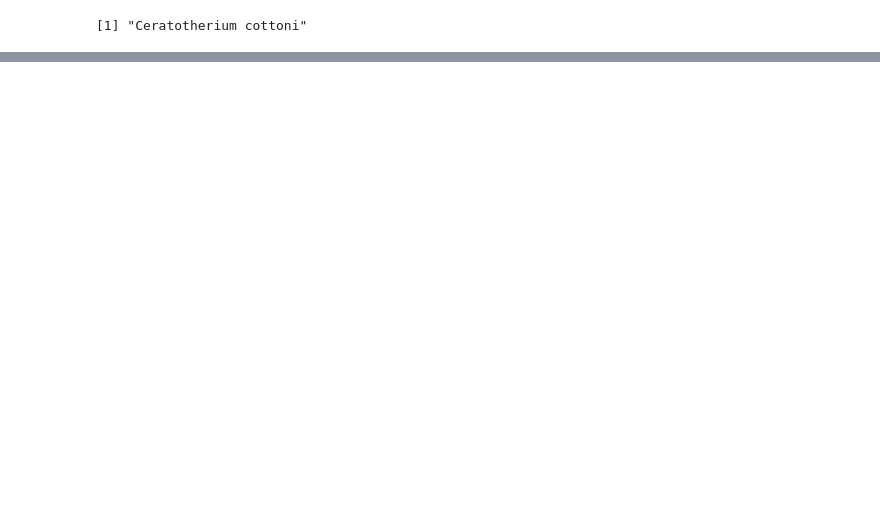
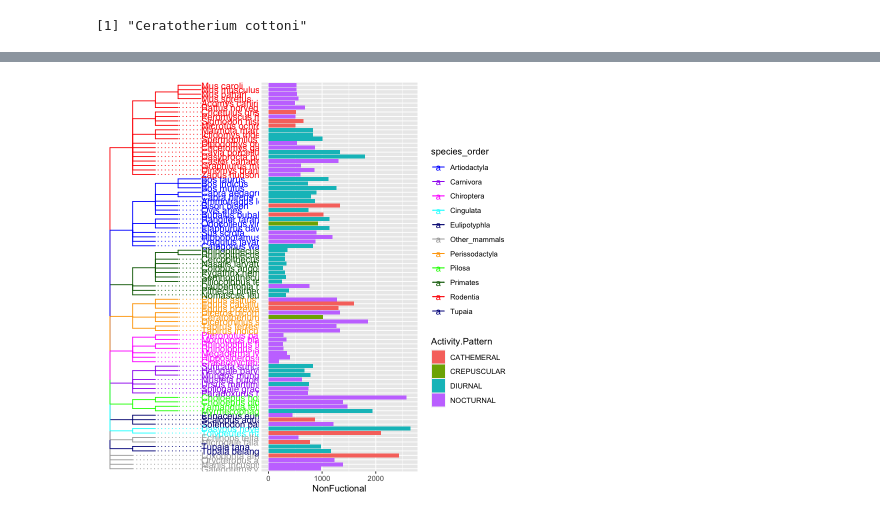
Before and after one commit to Takkoona/BIOL40540_final_assessment, a Jupyter notebook: 2_additional_analysis.ipynb, the cells around one changed output, grey strips where cells are left out. Cells and saved outputs as stored; diff of their text form; code cells hidden in the pictures; blank space fills up the shorter version.

```diff
--- a/2_additional_analysis.ipynb
+++ b/2_additional_analysis.ipynb
@@ -124,0 +155,16 @@ options(repr.plot.width = 7, repr.plot.height = 7)
+# %%
+func_gene_bar_plot <- ggplot(
+  with_missing_value,
+  aes(Species, NonFuctional, fill = Activity.Pattern)
+) +
+  geom_col() +
+  coord_flip() +
+  theme(
+    axis.title.y = element_blank(),
+    axis.text.y = element_blank(),
+    axis.ticks.y = element_blank(),
+  )
+
+insert_left(func_gene_bar_plot, g)
+# %% [output]
+[figure, added]
```
Also changed, not shown: parts of 10 cells of this notebook, 2 other files.
